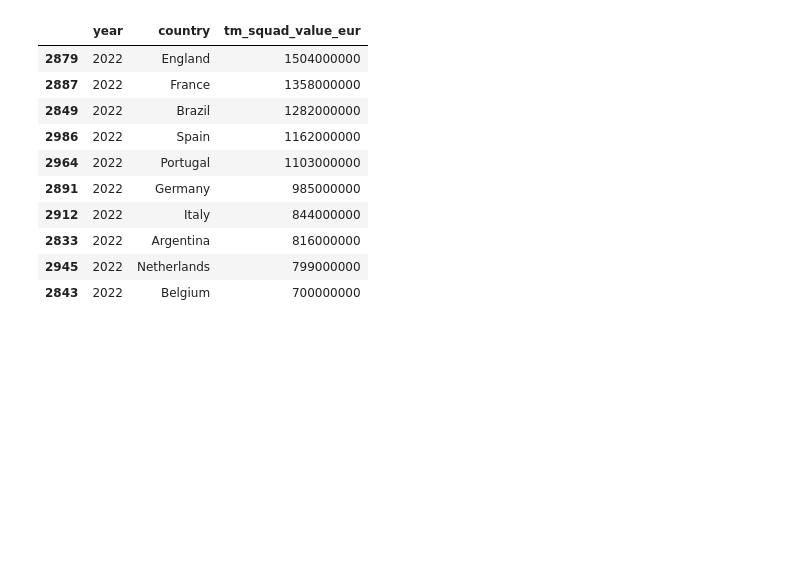
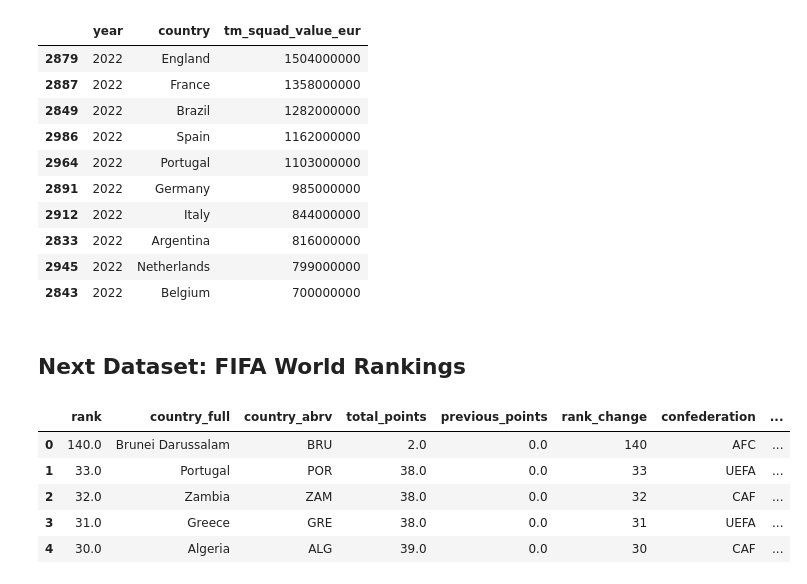
Before and after one commit to Suman-byte8/FIFA_WorldCup2026_Predictor, a Jupyter notebook: notebooks/01_data_exploration_and_cleaning.ipynb, the cells around one changed output. Cells and saved outputs as stored; diff of their text form; code cells hidden in the pictures; blank space fills up the shorter version.

Commit message:
data: clean and process historical FIFA rankings

```diff
--- a/notebooks/01_data_exploration_and_cleaning.ipynb
+++ b/notebooks/01_data_exploration_and_cleaning.ipynb
@@ -159,3 +159,16 @@ display(squad_value[squad_value['year'] == 2022].sort_values(by='tm_squad_value_
 # %%
 # save the squad value to csv
 squad_value.to_csv('../data/processed/tm_squad_value.csv', index=False)
+# %% [markdown]
+## Next Dataset: FIFA World Rankings
+# %%
+# 1. Load the dataset and check the first rows of the data
+df_fifa_ranking = pd.read_csv("../data/raw/Kaggle_Fifa_World_Ranking/fifa_ranking-2024-06-20.csv")
+df_fifa_ranking.head()
+# %% [output]
+|  | rank | country_full | country_abrv | total_points | previous_points | rank_change | confederation | ... |
+| 0 | 140.0 | Brunei Darussalam | BRU | 2.0 | 0.0 | 140 | AFC | ... |
+| 1 | 33.0 | Portugal | POR | 38.0 | 0.0 | 33 | UEFA | ... |
+| 2 | 32.0 | Zambia | ZAM | 38.0 | 0.0 | 32 | CAF | ... |
+| 3 | 31.0 | Greece | GRE | 38.0 | 0.0 | 31 | UEFA | ... |
+| 4 | 30.0 | Algeria | ALG | 39.0 | 0.0 | 30 | CAF | ... |
```
Also changed, not shown: parts of 6 cells of this notebook, 3 other files.
